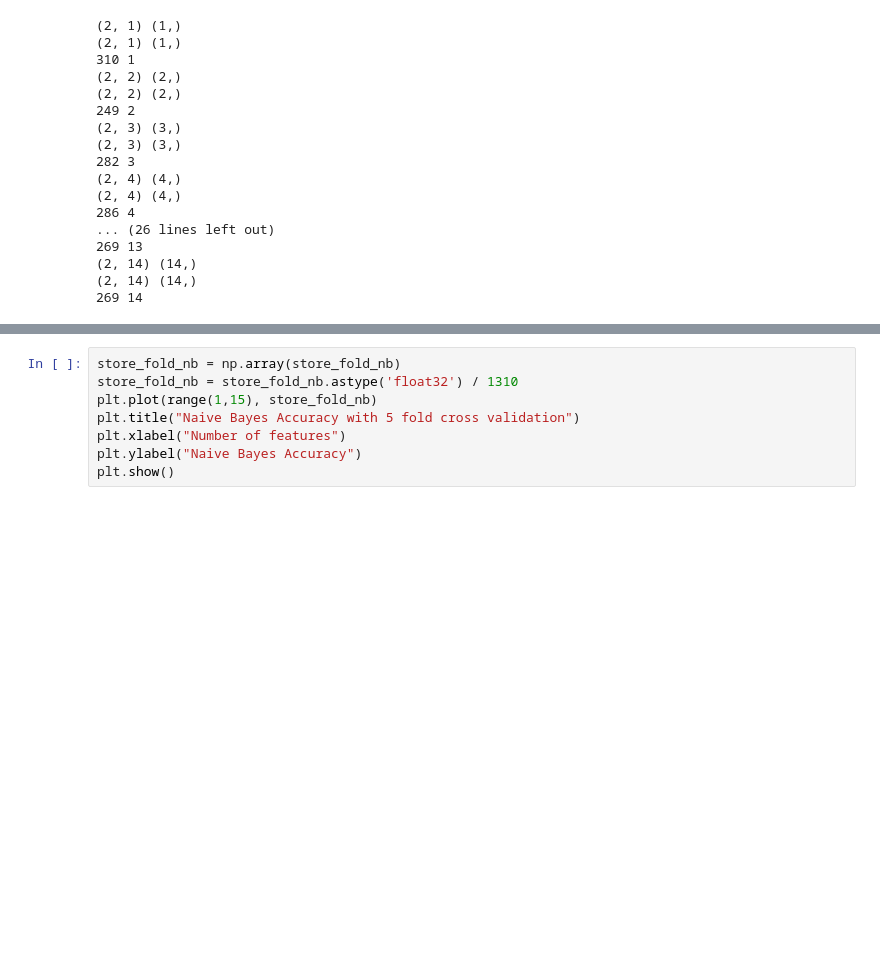
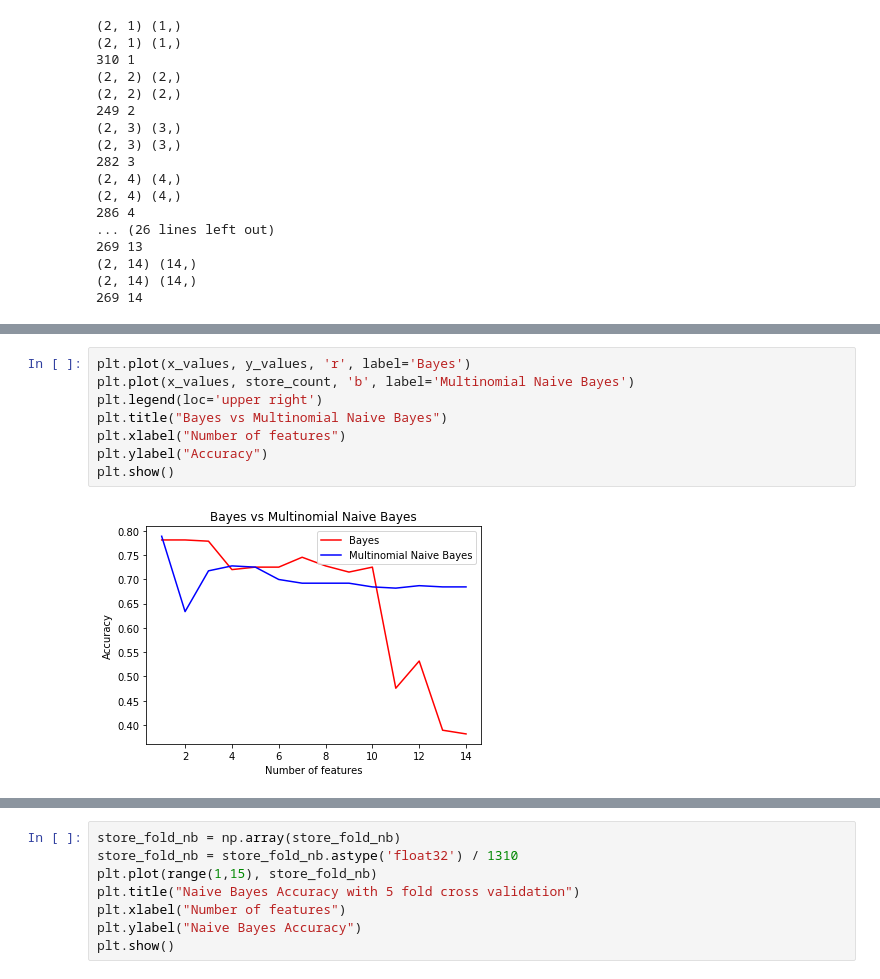
Before and after one commit to archit522/Understanding-ML-Algorithms, a Jupyter notebook: Railway from scratch.ipynb, the cells around one changed output, grey strips where cells are left out. Saved outputs shown, nothing was run; the diff lists cells and outputs as text; blank space fills up the shorter version.

```diff
--- a/Railway from scratch.ipynb
+++ b/Railway from scratch.ipynb
@@ -662,3 +683,13 @@ covariance cal
+# %%
+plt.plot(x_values, y_values, 'r', label='Bayes')
+plt.plot(x_values, store_count, 'b', label='Multinomial Naive Bayes')
+plt.legend(loc='upper right')
+plt.title("Bayes vs Multinomial Naive Bayes")
+plt.xlabel("Number of features")
+plt.ylabel("Accuracy")
+plt.show()
+# %% [output]
+[figure, added]
 # %%
 #K Fold Cross Validation
 skf = StratifiedKFold(n_splits=5, random_state=0, shuffle=True)
```
Also changed, not shown: parts of 22 cells of this notebook, 7 other files.
